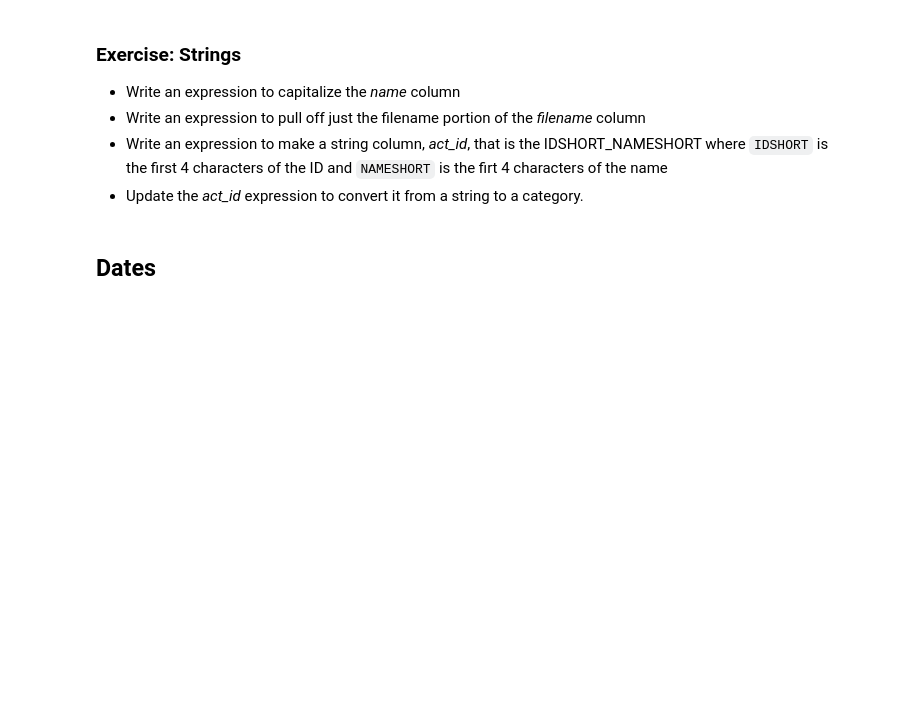
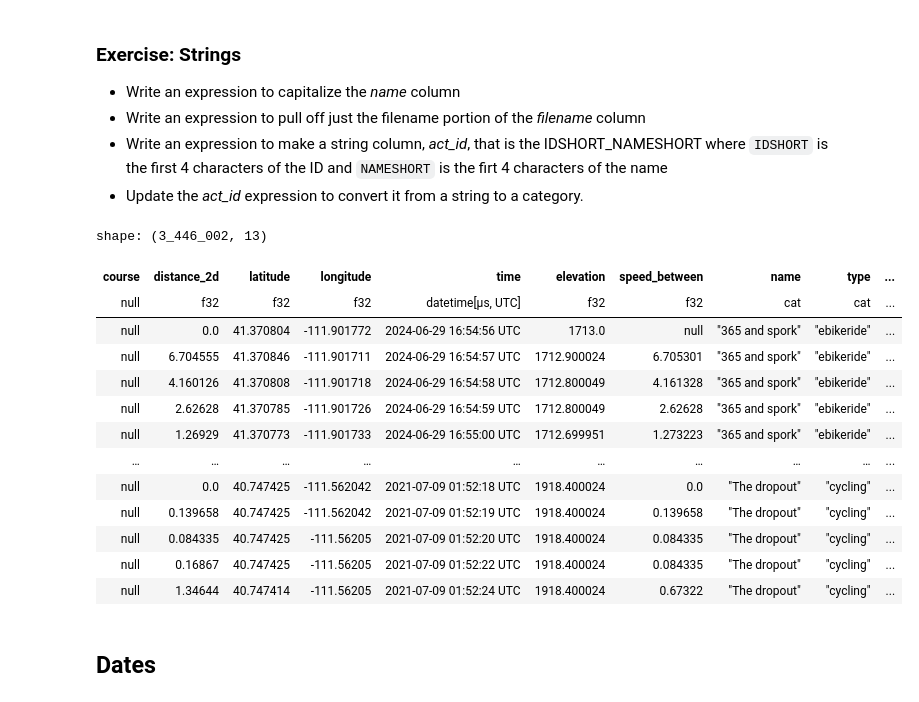
Before and after one commit to xsguo1031/Polars, a Jupyter notebook: accelerate-w-polars.ipynb, the cells around one changed output. Drawn from its saved outputs; the diff is of its cells as text; code cells hidden in the pictures; blank space fills up the shorter version.

```diff
--- a/accelerate-w-polars.ipynb
+++ b/accelerate-w-polars.ipynb
@@ -399,6 +794,37 @@ dir(pl.col('cat').cat)
 - Write an expression to make a string column, *act_id*, that is the IDSHORT_NAMESHORT where
  `IDSHORT` is the first 4 characters of the ID and `NAMESHORT` is the firt 4 characters of the name
 - Update the *act_id* expression to convert it from a string to a category.
+# %%
+# - Write an expression to capitalize the *name* column
+
+(raw
+ .select(cols)
+ .with_columns(id=calc_id)
+ # needs to be in its own with_columns because we reference id
+ .with_columns(
+    pl.col(float_cols).cast(pl.Float32),
+    pl.col(cat_cols).cast(pl.Categorical),
+    elapsed=calc_elapsed.cast(pl.Int32),
+    name_title=pl.col("name").cast(pl.String).str.to_titlecase()
+
+ ) # all the cast can happen in parallel
+
+)
+# %% [output]
+shape: (3_446_002, 13)
+| course | distance_2d | latitude | longitude | time | elevation | speed_between | name | type | ... |
+| null | f32 | f32 | f32 | datetime[μs, UTC] | f32 | f32 | cat | cat | ... |
+| null | 0.0 | 41.370804 | -111.901772 | 2024-06-29 16:54:56 UTC | 1713.0 | null | "365 and spork" | "ebikeride" | ... |
+| null | 6.704555 | 41.370846 | -111.901711 | 2024-06-29 16:54:57 UTC | 1712.900024 | 6.705301 | "365 and spork" | "ebikeride" | ... |
+| null | 4.160126 | 41.370808 | -111.901718 | 2024-06-29 16:54:58 UTC | 1712.800049 | 4.161328 | "365 and spork" | "ebikeride" | ... |
+| null | 2.62628 | 41.370785 | -111.901726 | 2024-06-29 16:54:59 UTC | 1712.800049 | 2.62628 | "365 and spork" | "ebikeride" | ... |
+| null | 1.26929 | 41.370773 | -111.901733 | 2024-06-29 16:55:00 UTC | 1712.699951 | 1.273223 | "365 and spork" | "ebikeride" | ... |
+| … | … | … | … | … | … | … | … | … | ... |
+| null | 0.0 | 40.747425 | -111.562042 | 2021-07-09 01:52:18 UTC | 1918.400024 | 0.0 | "The dropout" | "cycling" | ... |
+| null | 0.139658 | 40.747425 | -111.562042 | 2021-07-09 01:52:19 UTC | 1918.400024 | 0.139658 | "The dropout" | "cycling" | ... |
+| null | 0.084335 | 40.747425 | -111.56205 | 2021-07-09 01:52:20 UTC | 1918.400024 | 0.084335 | "The dropout" | "cycling" | ... |
+| null | 0.16867 | 40.747425 | -111.56205 | 2021-07-09 01:52:22 UTC | 1918.400024 | 0.084335 | "The dropout" | "cycling" | ... |
+| null | 1.34644 | 40.747414 | -111.56205 | 2021-07-09 01:52:24 UTC | 1918.400024 | 0.67322 | "The dropout" | "cycling" | ... |
 # %% [markdown]
 ## Dates
 # %%
```
Also changed, not shown: parts of 70 cells of this notebook.
